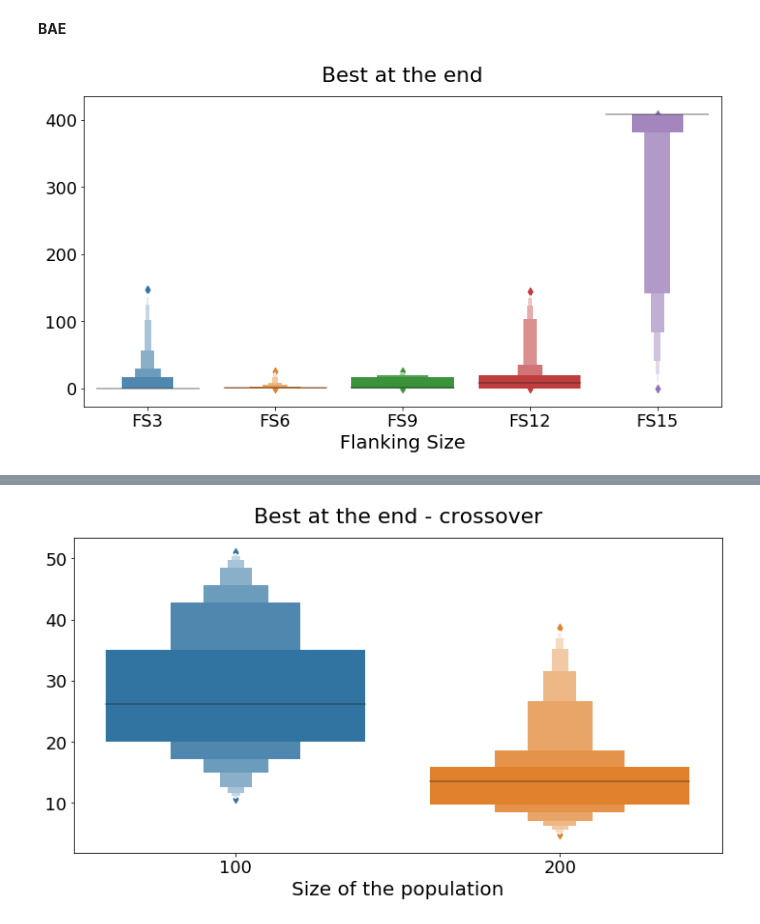
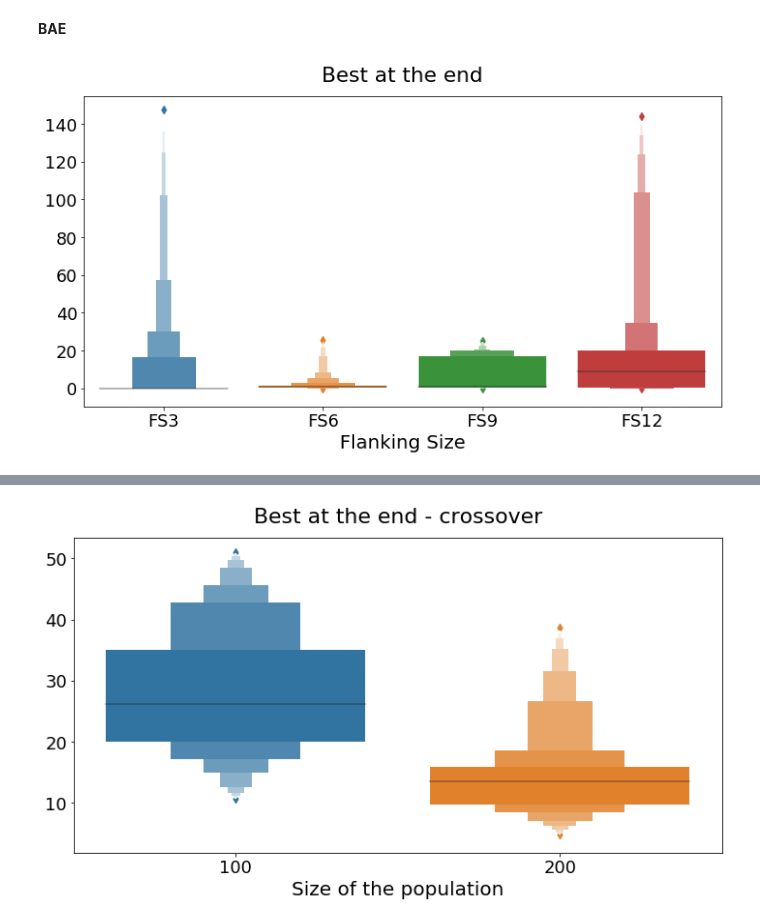
Before and after one commit to eleonoragatti44/Transposition-ECProject, a Jupyter notebook: analysis.ipynb, the cells around one changed output, grey strips where cells are left out. Cells and saved outputs as stored; diff of their text form; code cells hidden in the pictures.

Commit message:
update plot

```diff
--- a/analysis.ipynb
+++ b/analysis.ipynb
@@ -209,12 +256,12 @@ p-value:  9.132411311273718e-19
 **BAE**
 # %%
 mpl.rcParams['figure.figsize'] = (12, 6)
-df = pd.DataFrame({'FS3':fs3_bea, 'FS6':fs6_bea, 'FS9':fs9_bea, 'FS12':fs12_bea, 'FS15':fs15_bea})
+df = pd.DataFrame({'FS3':fs3_bea, 'FS6':fs6_bea, 'FS9':fs9_bea, 'FS12':fs12_bea})
 
 ax = sns.boxenplot(data=df)
 ax.set_title('Best at the end', pad=15)
 ax.set_xlabel('Flanking Size')
 
 plt.savefig('Figure/box_rastrigin_D20.pdf', dpi=400)
 # %% [output]
-[figure, old version]
+[figure, new version]
```
Also changed, not shown: parts of 8 cells of this notebook, 9 other files.
